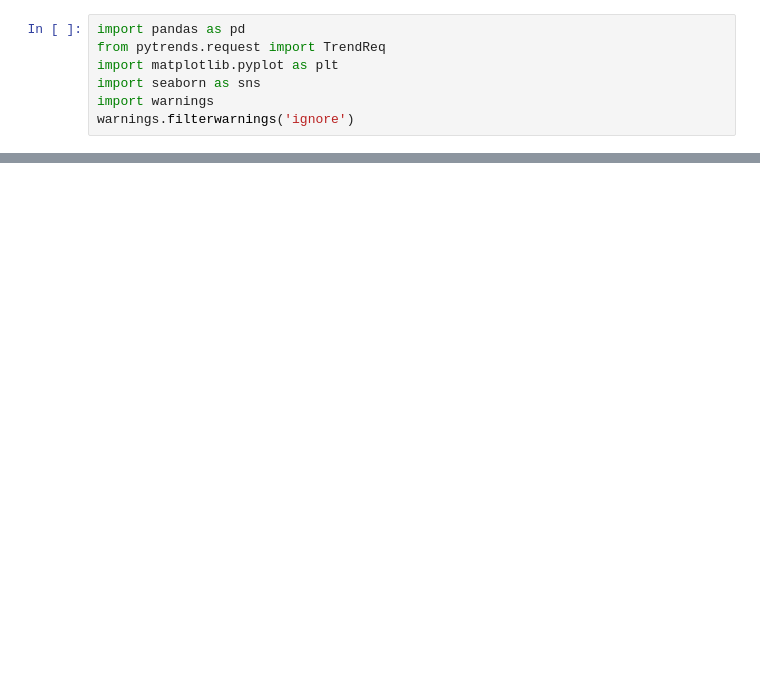
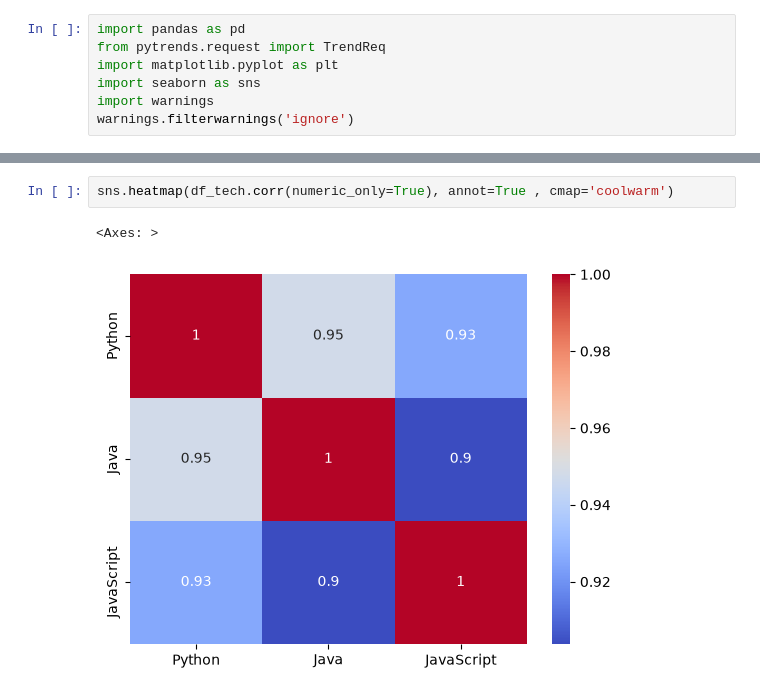
Before and after one commit to rahuldeveloper2006/data-analysis, a Jupyter notebook: Goggle_Trend_Analysis/pytrends.ipynb, the cells around one changed output, grey strips where cells are left out. Cells and saved outputs as stored; diff of their text form; blank space fills up the shorter version.

```diff
--- a/Goggle_Trend_Analysis/pytrends.ipynb
+++ b/Goggle_Trend_Analysis/pytrends.ipynb
@@ -16,0 +198,5 @@ TooManyRequestsError: The request failed: Google returned a response with code 4
+# %%
+sns.heatmap(df_tech.corr(numeric_only=True), annot=True , cmap='coolwarm')
+# %% [output]
+<Axes: >
+[figure, added]
```
Also changed, not shown: parts of 28 cells of this notebook, 1 other file.
